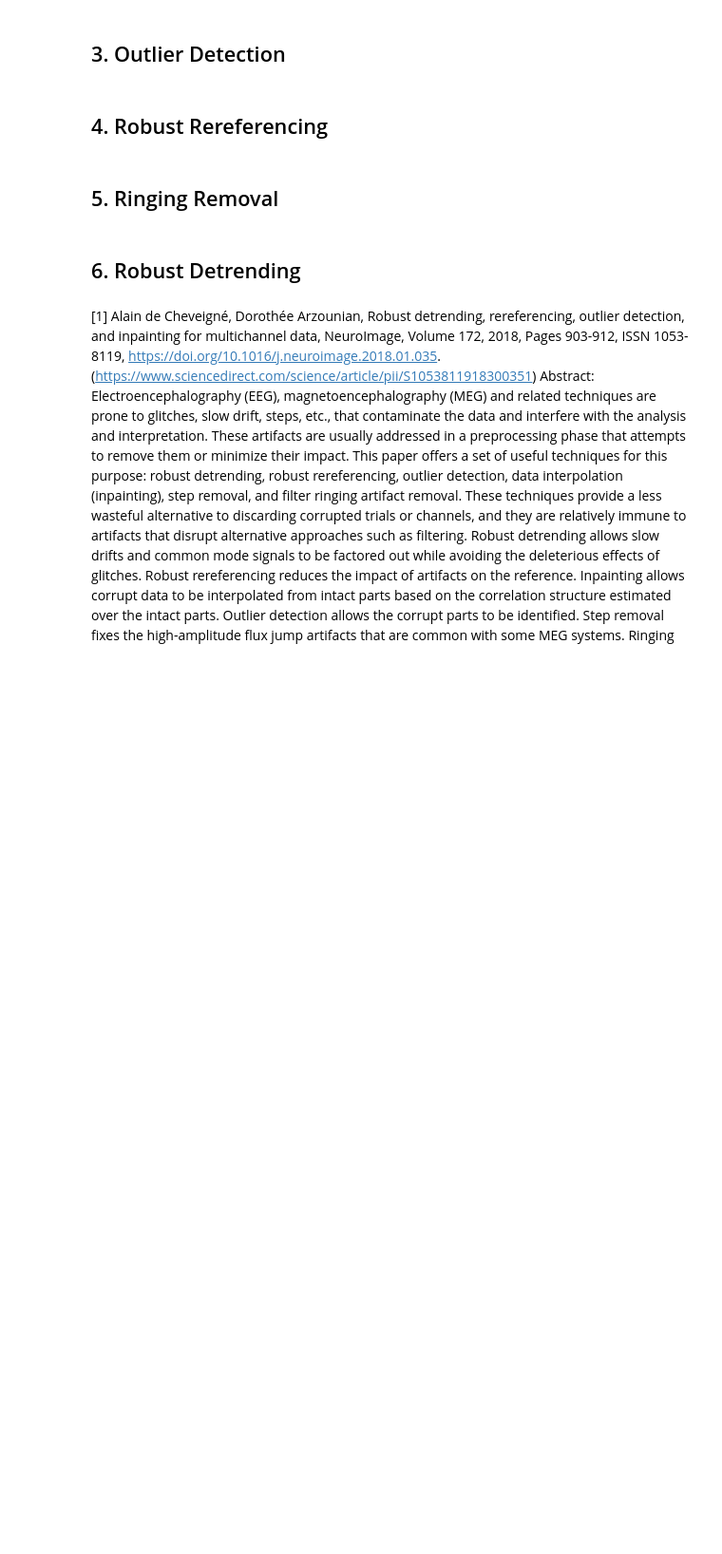
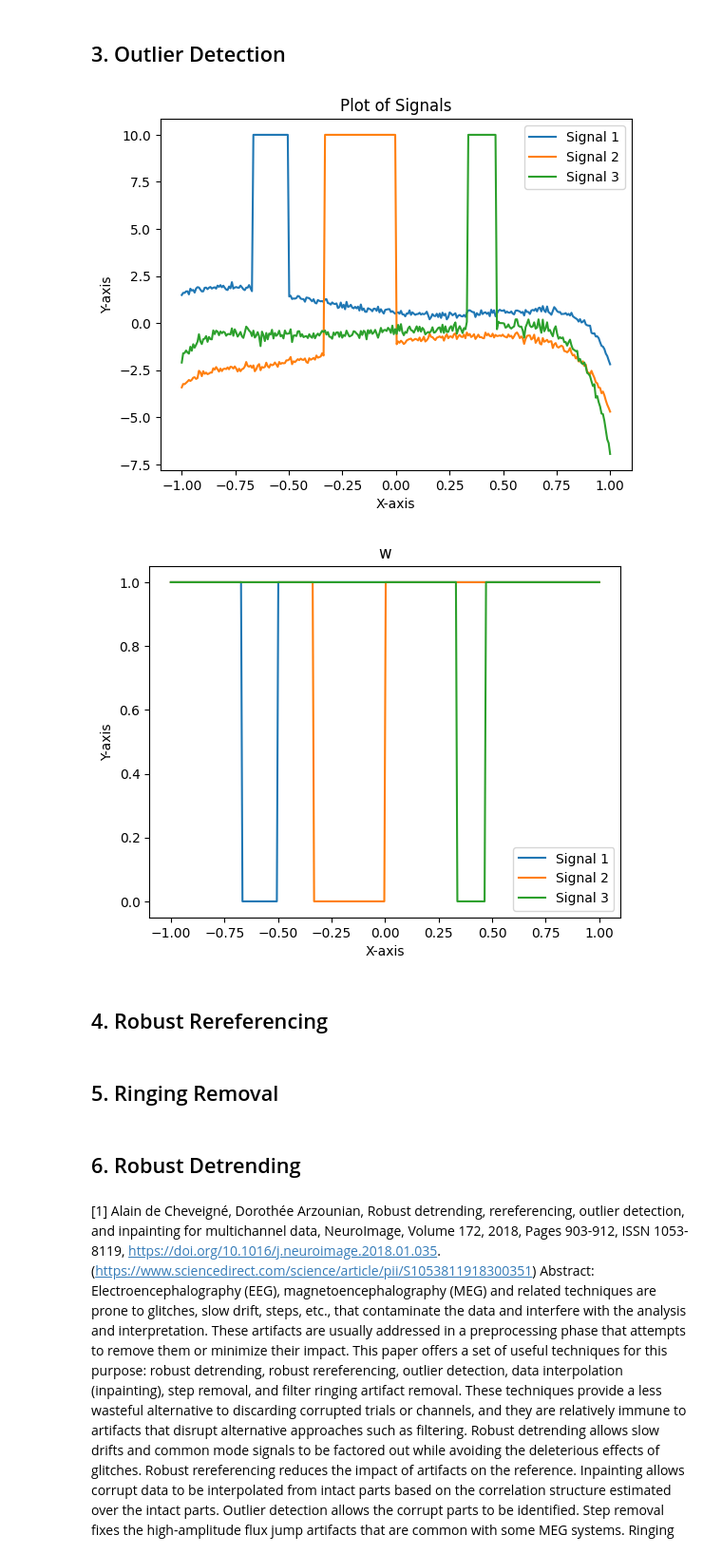
Before and after one commit to alexicanesse/robust-detrending-rereferencing-outlier-detection-and-inpainting-for-multichannel-data, a Jupyter notebook: implementation.ipynb, the cells around one changed output. Shown at 95% size. Cells and saved outputs as stored; diff of their text form; code cells hidden in the pictures; blank space fills up the shorter version.

Commit message:
Outliers detection

```diff
--- a/implementation.ipynb
+++ b/implementation.ipynb
@@ -144,5 +155,41 @@ Channel 2: coefs = [1.00552153 0.97954149 0.02248261]
 # %% [markdown]
 ## 3. Outlier Detection
+# %%
+def outlier_detection(x, thres=2., maxiter=10):
+    """
+    Flag outliers using the inpaint algorithm
+
+    Parameters:
+    - x: Nchannels x Nsamples raw data
+    - thres: threshold for outlier detection (default: 2 stddev)
+    - maxiter: maximum number of iterations
+
+    Returns:
+    - w: Nchannels x Nsamples bool matrix where False indicates an outlier
+    """
+    w = np.ones_like(x, dtype=bool) # Initially assume there are no outliers
+
+    for _ in range(maxiter):
+        # Try to reconstruct the data using the inpainting algorithm
+        xbar = inpaint(x, w, keep_valid=False)
+
+        # Flag high reconstruction errors as outliers
+        d = np.abs(x - xbar)
+        new_w = ~(d > thres * d.std())
+
+        # Early stopping if the algorithm has converged
+        if (w == new_w).all():
+            return w
+        w = new_w
+
+    return w
+# %%
+estimated_w = outlier_detection(x, maxiter=20)
+utils.plot_signals(t, x.T)
+utils.plot_signals(t, estimated_w.T, title='w')
+# %% [output]
+[figure, added]
+[figure, added]
 # %% [markdown]
 ## 4. Robust Rereferencing
 # %% [markdown]
```
Also changed, not shown: parts of 5 cells of this notebook.
